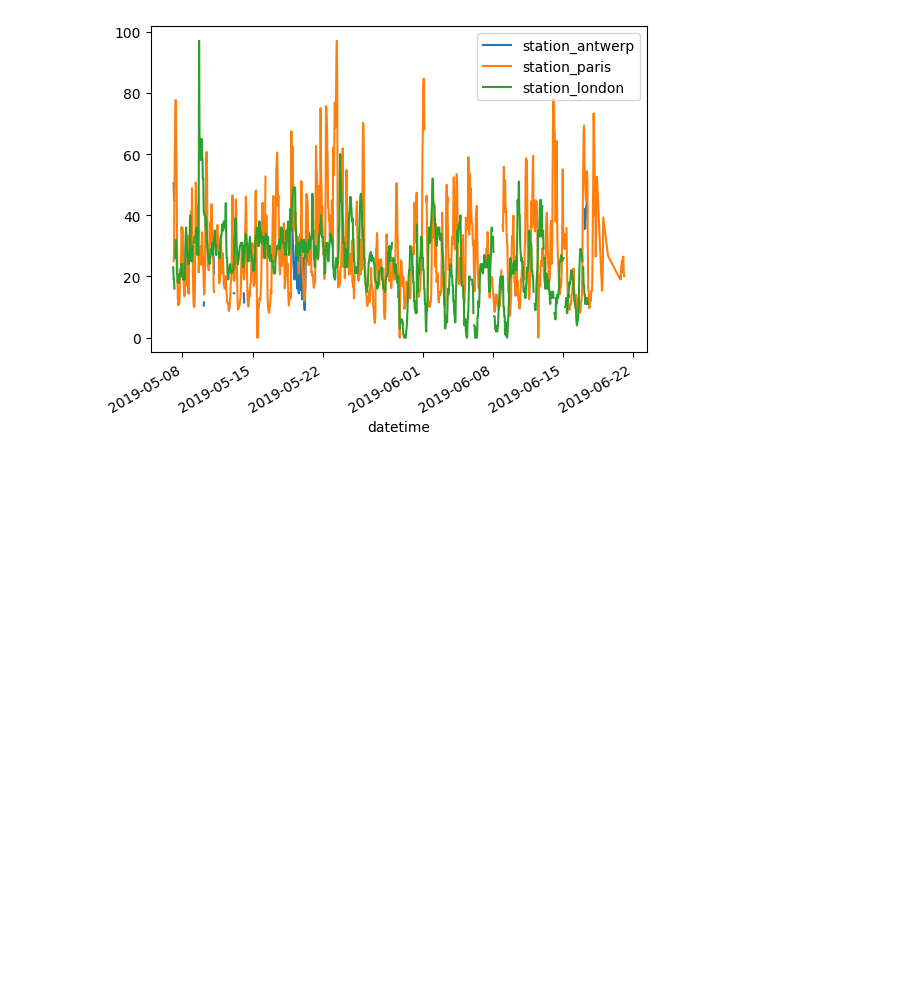
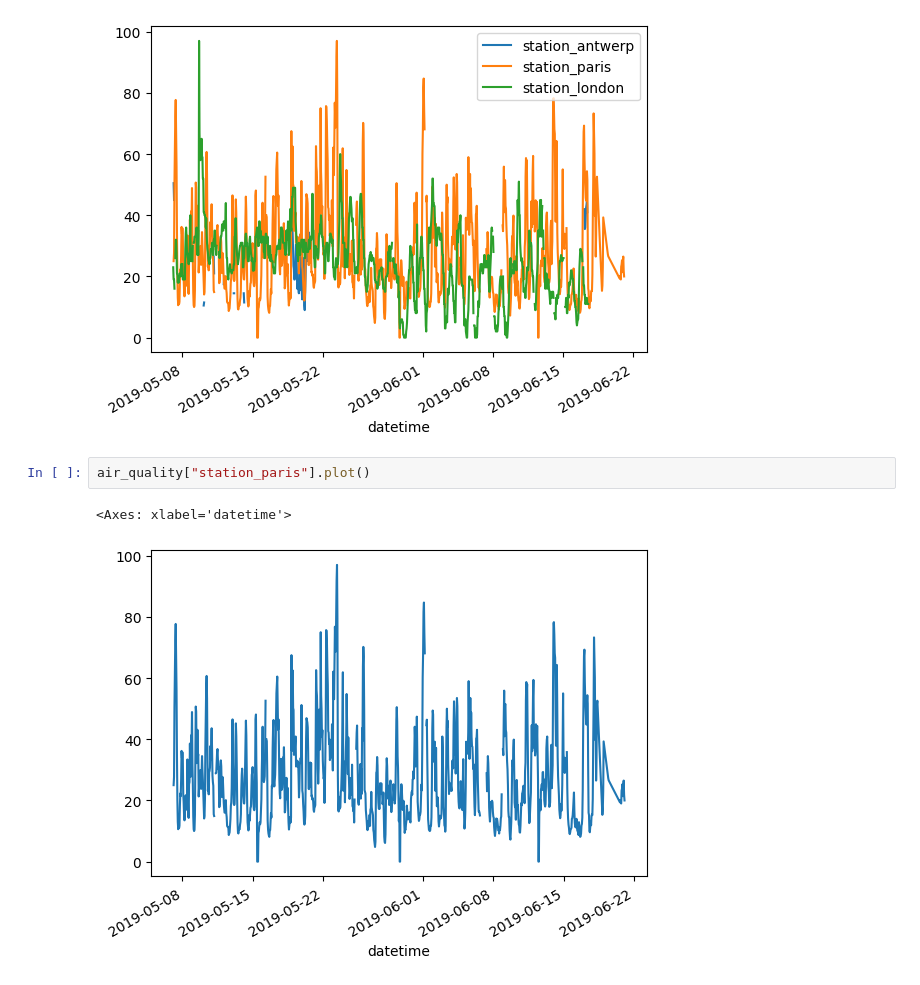
Before and after one commit to AGT-tech/pandas_tutorial_for_air_quality_data, a Jupyter notebook: pd_nb_aqd_no2.ipynb, the cells around one changed output. Cells and saved outputs as stored; diff of their text form; blank space fills up the shorter version.

Commit message:
Plot the Stattion_paris data

```diff
--- a/pd_nb_aqd_no2.ipynb
+++ b/pd_nb_aqd_no2.ipynb
@@ -18,3 +18,8 @@ air_quality.plot()
 plt.show()
 # %% [output]
 [figure]
+# %%
+air_quality["station_paris"].plot()
+# %% [output]
+<Axes: xlabel='datetime'>
+[figure, added]
```
